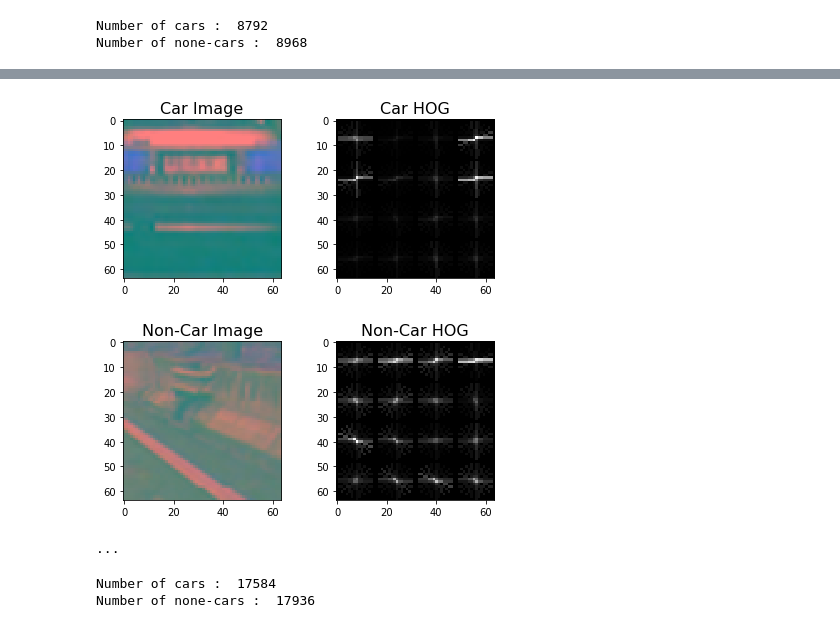
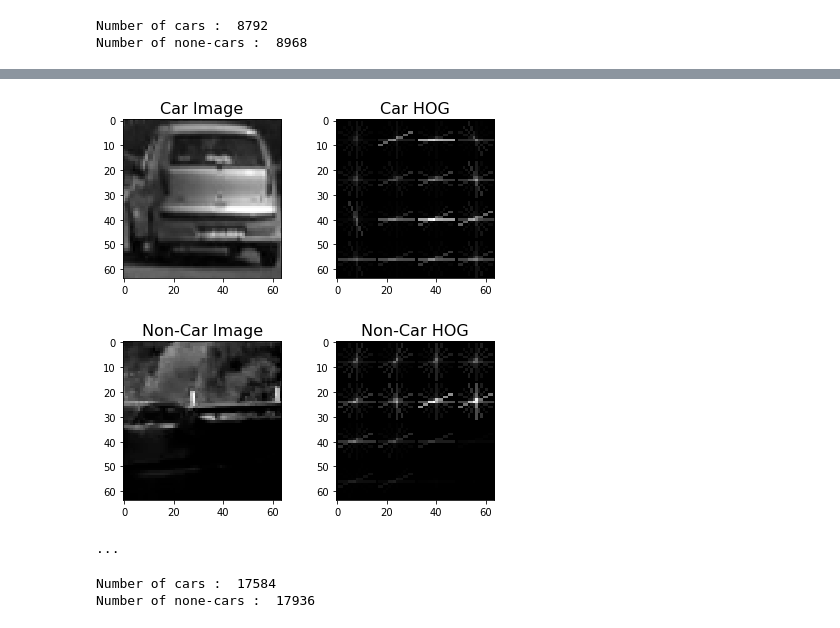
Before and after one commit to emilwareus/Car_Tracking, a Jupyter notebook: Car_Tracking.ipynb, the cells around one changed output, grey strips where cells are left out. Drawn from its saved outputs; the diff is of its cells as text; code cells hidden in the pictures.

```diff
--- a/Car_Tracking.ipynb
+++ b/Car_Tracking.ipynb
@@ -115,25 +115,28 @@ pix_per_cell = 16
 cell_per_block = 1
 hog_channel = 'ALL'
 
-car_img = mpimg.imread(cars[5])
-car_img = cv2.cvtColor(car_img, cv2.COLOR_RGB2YUV)
-_, car_dst = get_hog_features(car_img[:,:,2],
+from random import randint
+
+
+car_img = mpimg.imread(cars[randint(0,len(cars))])
+car_img = cv2.cvtColor(car_img, cv2.COLOR_RGB2GRAY)
+_, car_dst = get_hog_features(car_img,
                               orient, pix_per_cell, cell_per_block,
                               vis=True, feature_vec=True)
-noncar_img = mpimg.imread(none_cars[5])
-noncar_img = cv2.cvtColor(noncar_img, cv2.COLOR_RGB2YUV)
-_, noncar_dst = get_hog_features(noncar_img[:,:,2],
+noncar_img = mpimg.imread(none_cars[randint(0,len(none_cars))])
+noncar_img = cv2.cvtColor(noncar_img, cv2.COLOR_RGB2GRAY)
+_, noncar_dst = get_hog_features(noncar_img,
                               orient, pix_per_cell, cell_per_block,
                               vis=True, feature_vec=True)
 
 # Visualize
 f, ((ax1, ax2), (ax3, ax4)) = plt.subplots(2, 2, figsize=(7,7))
 f.subplots_adjust(hspace = .4, wspace=.2)
-ax1.imshow(car_img)
+ax1.imshow(car_img, cmap='gray')
 ax1.set_title('Car Image', fontsize=16)
 ax2.imshow(car_dst, cmap='gray')
 ax2.set_title('Car HOG', fontsize=16)
-ax3.imshow(noncar_img)
+ax3.imshow(noncar_img, cmap='gray')
 ax3.set_title('Non-Car Image', fontsize=16)
 ax4.imshow(noncar_dst, cmap='gray')
 ax4.set_title('Non-Car HOG', fontsize=16)
@@ -143,3 +148,3 @@ print('...')
-[figure, old version]
+[figure, new version]
-...
+...
 # %%
```
Also changed, not shown: parts of 3 cells of this notebook.
